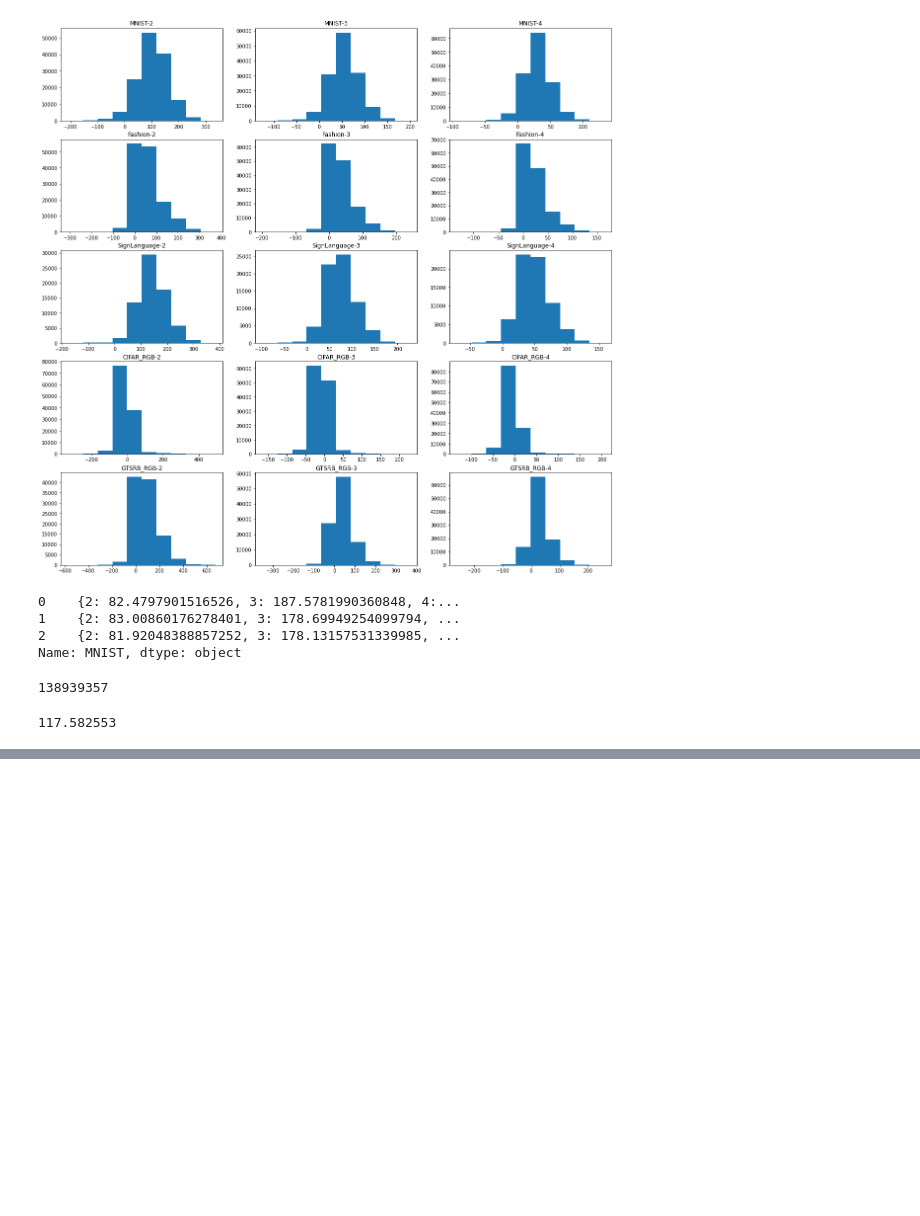
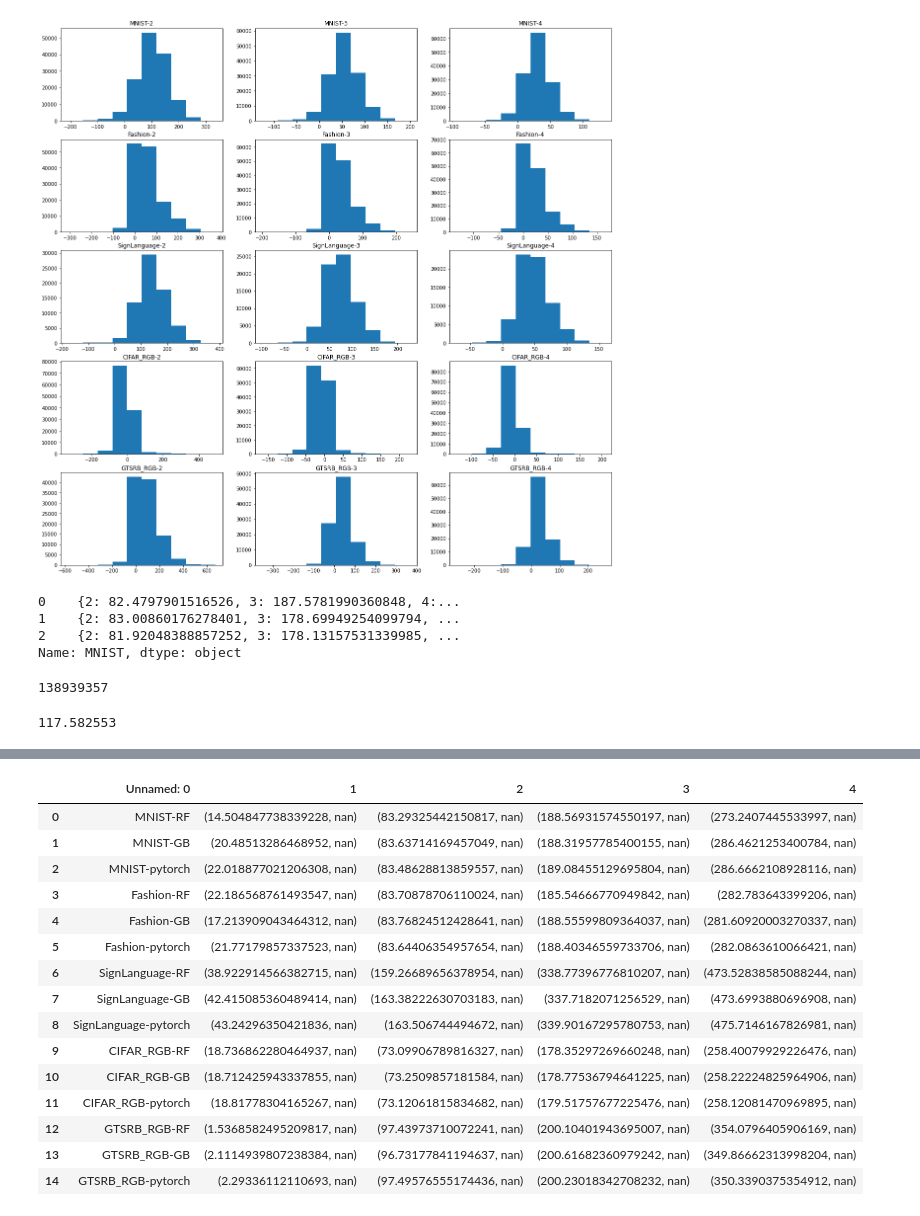
Before and after one commit to Liel-leman/Geometric-Calibrator, a Jupyter notebook: ECE_calc.ipynb, the cells around one changed output, grey strips where cells are left out. Cells and saved outputs as stored; diff of their text form; code cells hidden in the pictures; blank space fills up the shorter version.

```diff
--- a/ECE_calc.ipynb
+++ b/ECE_calc.ipynb
@@ -553,0 +594,20 @@ os.path.getsize('./MNIST/0/model/model_MNIST_RF.sav')/10**6
+# %%
+df=pd.read_csv("Full_time_df.csv")
+df
+# %% [output]
+|  | Unnamed: 0 | 1 | 2 | 3 | 4 |
+| 0 | MNIST-RF | (14.504847738339228, nan) | (83.29325442150817, nan) | (188.56931574550197, nan) | (273.2407445533997, nan) |
+| 1 | MNIST-GB | (20.48513286468952, nan) | (83.63714169457049, nan) | (188.31957785400155, nan) | (286.4621253400784, nan) |
+| 2 | MNIST-pytorch | (22.018877021206308, nan) | (83.48628813859557, nan) | (189.08455129695804, nan) | (286.6662108928116, nan) |
+| 3 | Fashion-RF | (22.186568761493547, nan) | (83.70878706110024, nan) | (185.54666770949842, nan) | (282.783643399206, nan) |
+| 4 | Fashion-GB | (17.213909043464312, nan) | (83.76824512428641, nan) | (188.55599809364037, nan) | (281.60920003270337, nan) |
+| 5 | Fashion-pytorch | (21.77179857337523, nan) | (83.64406354957654, nan) | (188.40346559733706, nan) | (282.0863610066421, nan) |
+| 6 | SignLanguage-RF | (38.922914566382715, nan) | (159.26689656378954, nan) | (338.77396776810207, nan) | (473.52838585088244, nan) |
+| 7 | SignLanguage-GB | (42.415085360489414, nan) | (163.38222630703183, nan) | (337.7182071256529, nan) | (473.6993880696908, nan) |
+| 8 | SignLanguage-pytorch | (43.24296350421836, nan) | (163.506744494672, nan) | (339.90167295780753, nan) | (475.7146167826981, nan) |
+| 9 | CIFAR_RGB-RF | (18.736862280464937, nan) | (73.09906789816327, nan) | (178.35297269660248, nan) | (258.40079929226476, nan) |
+| 10 | CIFAR_RGB-GB | (18.712425943337855, nan) | (73.2509857181584, nan) | (178.77536794641225, nan) | (258.22224825964906, nan) |
+| 11 | CIFAR_RGB-pytorch | (18.81778304165267, nan) | (73.12061815834682, nan) | (179.51757677225476, nan) | (258.12081470969895, nan) |
+| 12 | GTSRB_RGB-RF | (1.5368582495209817, nan) | (97.43973710072241, nan) | (200.10401943695007, nan) | (354.0796405906169, nan) |
+| 13 | GTSRB_RGB-GB | (2.1114939807238384, nan) | (96.73177841194637, nan) | (200.61682360979242, nan) | (349.86662313998204, nan) |
+| 14 | GTSRB_RGB-pytorch | (2.29336112110693, nan) | (97.49576555174436, nan) | (200.23018342708232, nan) | (350.3390375354912, nan) |
```
Also changed, not shown: parts of 4 cells of this notebook, 5 other files.
